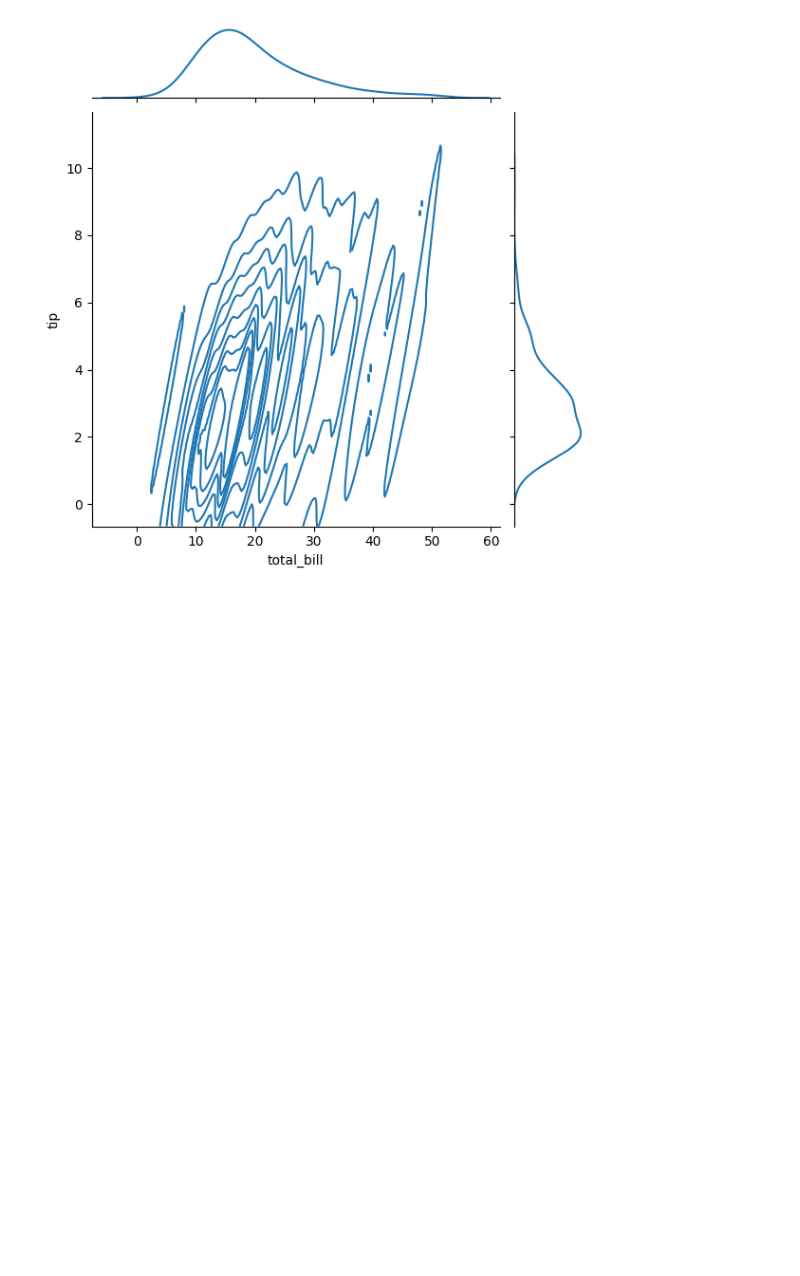
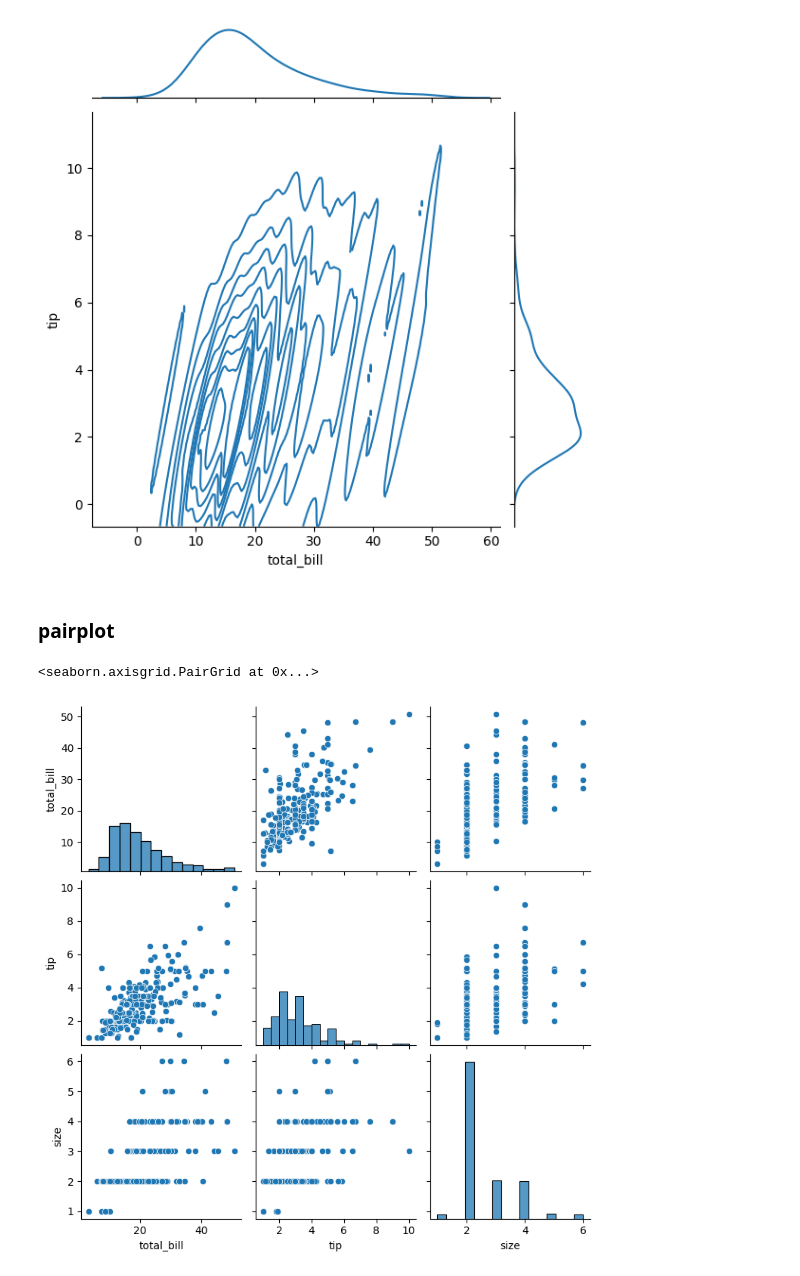
Before and after one commit to vivekCreates/Matplotlib, a Jupyter notebook: distribution_plots.ipynb, the cells around one changed output. Cells and saved outputs as stored; diff of their text form; code cells hidden in the pictures; blank space fills up the shorter version.

Commit message:
implement pairplot

```diff
--- a/distribution_plots.ipynb
+++ b/distribution_plots.ipynb
@@ -46,3 +46,10 @@ sns.jointplot(x="total_bill",y="tip",data=df,kind="kde")
 # %% [output]
 <seaborn.axisgrid.JointGrid at 0x...>
 [figure]
+# %% [markdown]
+### pairplot
+# %%
+sns.pairplot(df)
+# %% [output]
+<seaborn.axisgrid.PairGrid at 0x...>
+[figure, added]
```
Also changed, not shown: parts of 1 cell of this notebook.
